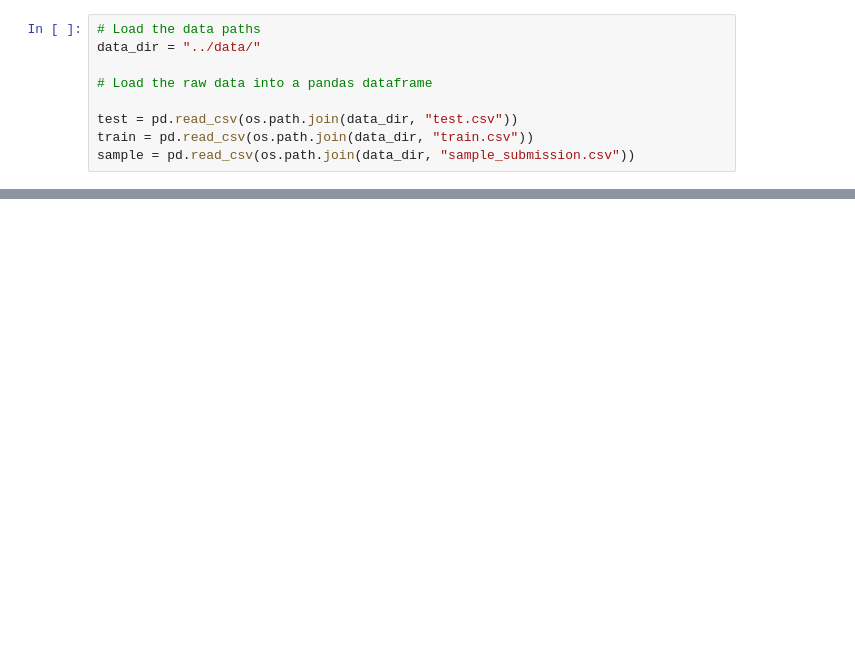
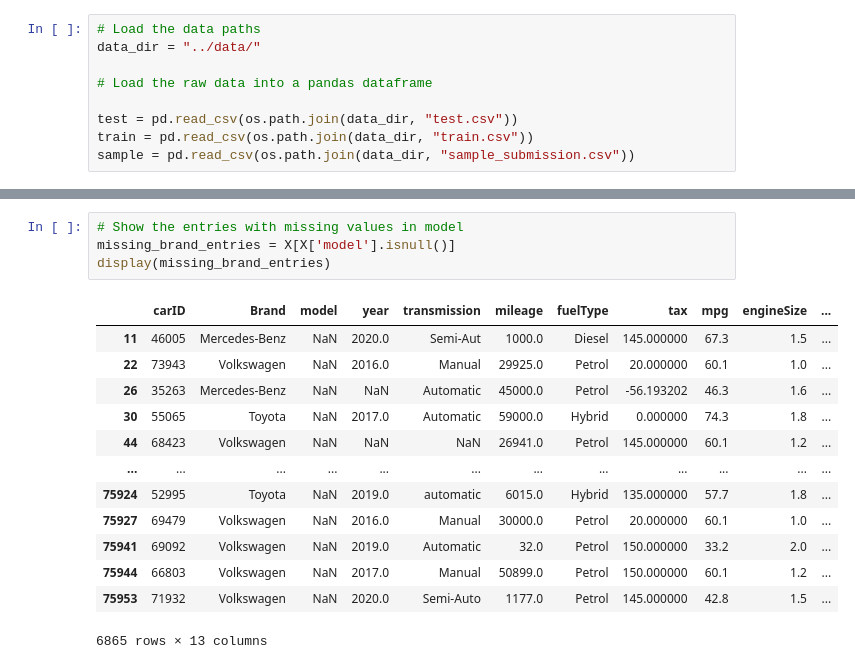
Before and after one commit to Mehmet1700/MachineLearningProject-NOVAIMS2025, a Jupyter notebook: notebooks/10_data_exploration_memo.ipynb, the cells around one changed output, grey strips where cells are left out. Cells and saved outputs as stored; diff of their text form; blank space fills up the shorter version.

```diff
--- a/notebooks/10_data_exploration_memo.ipynb
+++ b/notebooks/10_data_exploration_memo.ipynb
@@ -92,0 +371,18 @@ None
+# %%
+# Show the entries with missing values in model
+missing_brand_entries = X[X['model'].isnull()]
+display(missing_brand_entries)
+# %% [output]
+|  | carID | Brand | model | year | transmission | mileage | fuelType | tax | mpg | engineSize | ... |
+| 11 | 46005 | Mercedes-Benz | NaN | 2020.0 | Semi-Aut | 1000.0 | Diesel | 145.000000 | 67.3 | 1.5 | ... |
+| 22 | 73943 | Volkswagen | NaN | 2016.0 | Manual | 29925.0 | Petrol | 20.000000 | 60.1 | 1.0 | ... |
+| 26 | 35263 | Mercedes-Benz | NaN | NaN | Automatic | 45000.0 | Petrol | -56.193202 | 46.3 | 1.6 | ... |
+| 30 | 55065 | Toyota | NaN | 2017.0 | Automatic | 59000.0 | Hybrid | 0.000000 | 74.3 | 1.8 | ... |
+| 44 | 68423 | Volkswagen | NaN | NaN | NaN | 26941.0 | Petrol | 145.000000 | 60.1 | 1.2 | ... |
+| ... | ... | ... | ... | ... | ... | ... | ... | ... | ... | ... | ... |
+| 75924 | 52995 | Toyota | NaN | 2019.0 | automatic | 6015.0 | Hybrid | 135.000000 | 57.7 | 1.8 | ... |
+| 75927 | 69479 | Volkswagen | NaN | 2016.0 | Manual | 30000.0 | Petrol | 20.000000 | 60.1 | 1.0 | ... |
+| 75941 | 69092 | Volkswagen | NaN | 2019.0 | Automatic | 32.0 | Petrol | 150.000000 | 33.2 | 2.0 | ... |
+| 75944 | 66803 | Volkswagen | NaN | 2017.0 | Manual | 50899.0 | Petrol | 150.000000 | 60.1 | 1.2 | ... |
+| 75953 | 71932 | Volkswagen | NaN | 2020.0 | Semi-Auto | 1177.0 | Petrol | 145.000000 | 42.8 | 1.5 | ... |
+6865 rows × 13 columns
```
Also changed, not shown: parts of 35 cells of this notebook, 5 other files.
